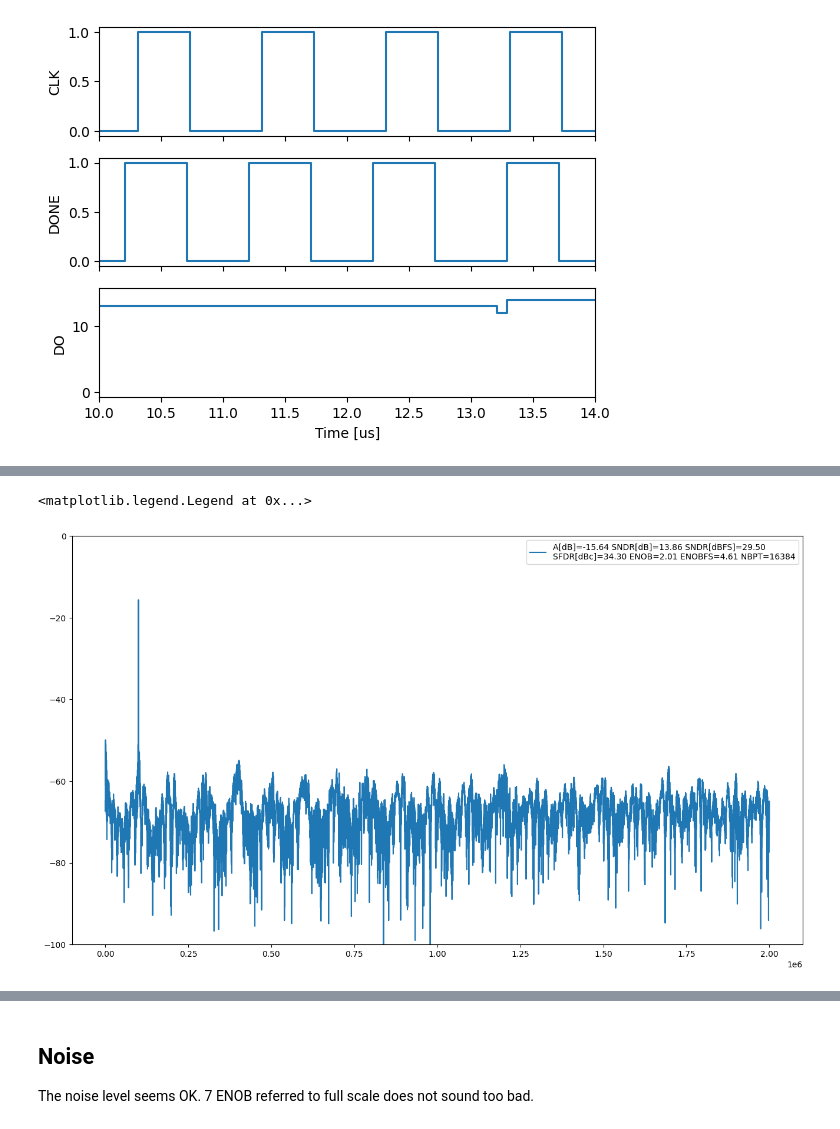
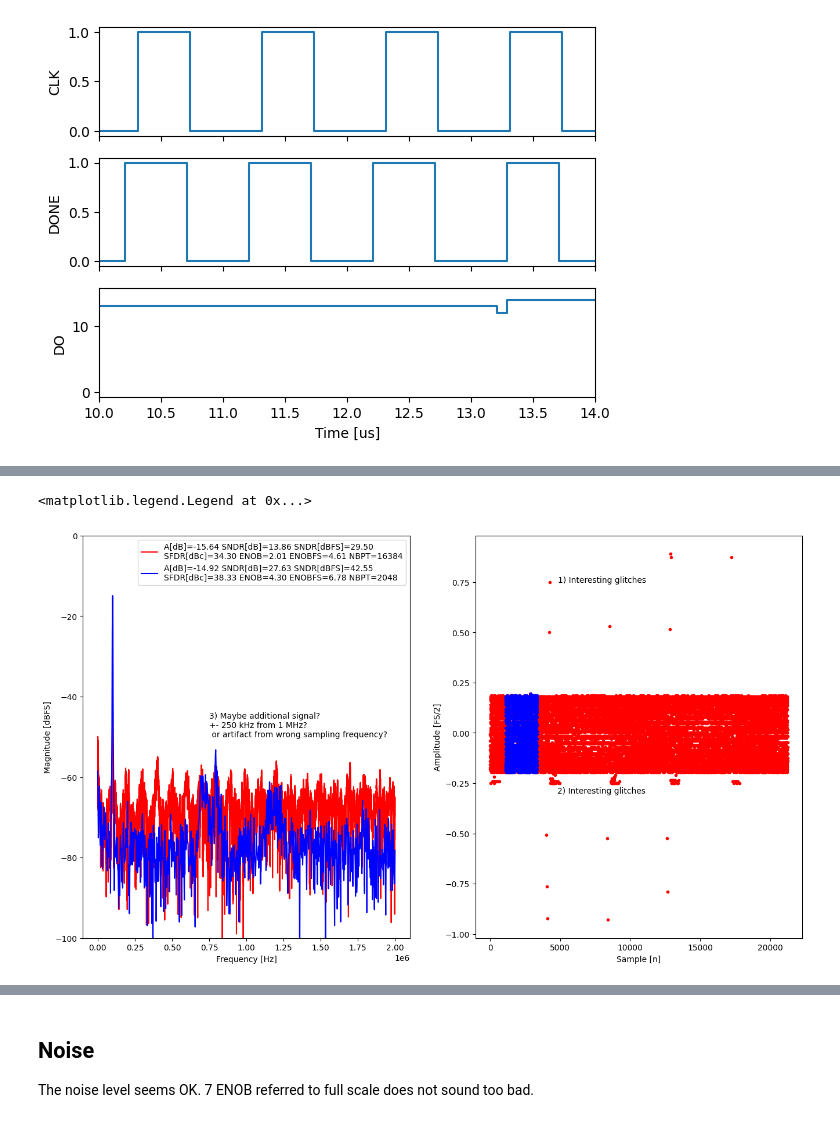
Before and after one commit to wulffern/tt06-sar, a Jupyter notebook: meas/sar.ipynb, the cells around one changed output, grey strips where cells are left out. Saved outputs shown, nothing was run; the diff lists cells and outputs as text; code cells hidden in the pictures.

Commit message:
Improved plots

```diff
--- a/meas/sar.ipynb
+++ b/meas/sar.ipynb
@@ -60,27 +57,43 @@ df2.index = pd.to_datetime(df2.index,unit='ns')
 # %%
 import cicsim as cs # I'm using latest and greatest cicsim, and if it does not work, then I might not have updated pypi
 import numpy as np
 def paramToStr(data):
     return "A[dB]=%.2f SNDR[dB]=%.2f SNDR[dBFS]=%.2f\nSFDR[dBc]=%.2f ENOB=%.2f ENOBFS=%.2f NBPT=%d" %(data["amp"],data["sndr"],data["sndrfs"],data["sfdr"],data["enob"],data["enobfs"],data["nbpt"])
 
-
-def calc(df,tsample,name):
-    o = df[name].iloc[1000:]
+def calc(df,tsample,name,start=0,end=None):
+    if(end is not None):
+        o = df[name].iloc[start:end]
+    else:
+        o = df[name].iloc[start:]
     oxx =  o.resample(pd.Timedelta(tsample,unit="ns")).first().ffill()
     scc = cs.SimCalc()
     data = None
     ydB = None
     (data,ydB)   = scc.fftWithHanning(oxx.to_numpy())
     x = np.linspace(0,0.5*1/(tsample*1e-9),num=int(data["nbpt"]/2))
     return (data,ydB,oxx,x)
 
-fig,ax = plt.subplots(1,1,figsize=(16,9))
-ax = [ax]
-data,yff,y,x = calc(df2,1/4*1e3,"val")
-ax[0].plot(x,yff,label=paramToStr(data))
+def plotFFT(dfa, ax,color,start=0,end=None):
+    tsample = 250
+    data,yff,y,x = calc(dfa,tsample,"val",start=start,end=end)
+    ax[0].plot(x,yff,label=paramToStr(data),color=color)
+    t = np.linspace(0,len(y),num=len(y)) + start
+    ax[1].plot(t,y,marker=".",linestyle="",color=color)
+
+fig,ax = plt.subplots(1,2,figsize=(16,9))
+plotFFT(df2,ax,"red")
+t0 = 1100
+plotFFT(df2,ax,"blue",start=t0,end=t0+2050)
+
+ax[0].set_xlabel("Frequency [Hz]")
+ax[0].set_ylabel("Magnitude [dBFS]")
+ax[1].set_xlabel("Sample [n]")
+ax[1].set_ylabel("Amplitude [FS/2]")
 ax[0].set_ylim(-100,0)
-#plt.xscale("log")
+ax[1].text(4850,0.75,"1) Interesting glitches")
+ax[1].text(4800,-0.30,"2) Interesting glitches")
+ax[0].text(0.75e6,-50,"3) Maybe additional signal? \n+- 250 kHz from 1 MHz? \n or artifact from wrong sampling frequency?")
 ax[0].legend()
 # %% [output]
 <matplotlib.legend.Legend at 0x...>
-[figure, old version]
+[figure, new version]
```
Also changed, not shown: parts of 6 cells of this notebook.
